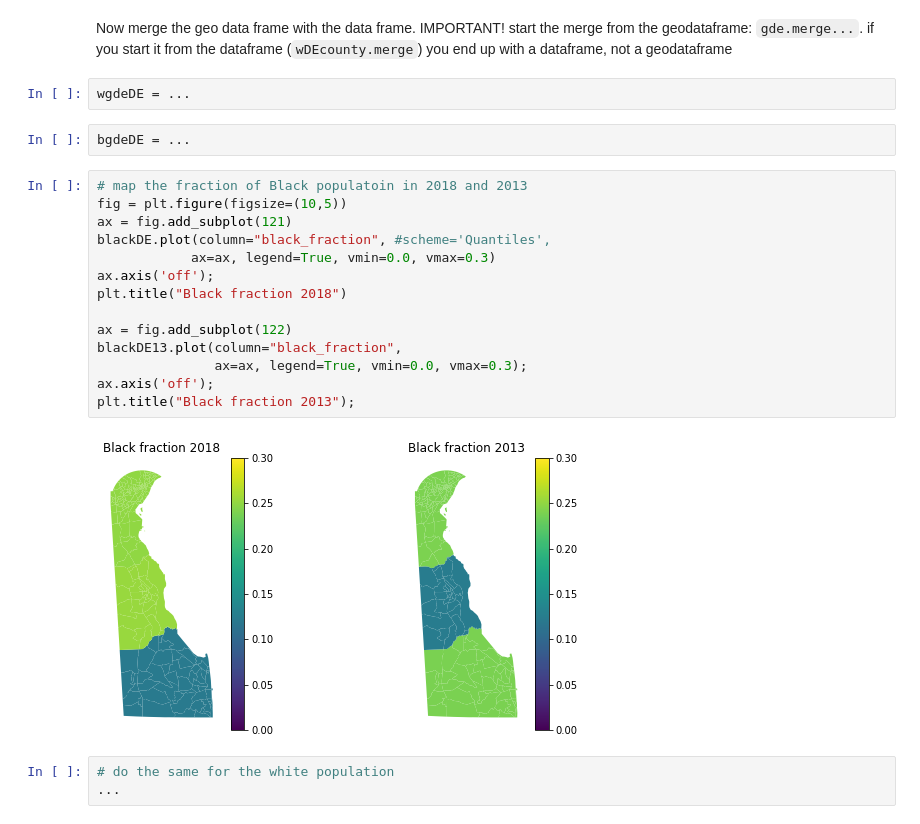
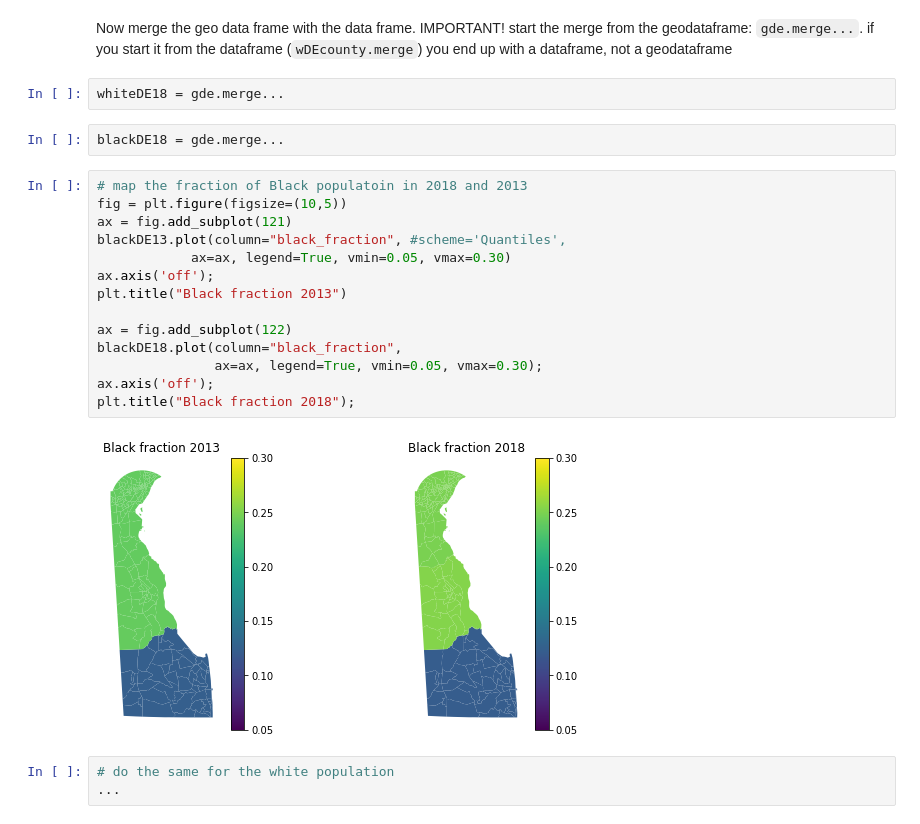
Before and after one commit to fedhere/PUS2020_FBianco, a Jupyter notebook: HW4/PUS2020_HW_4_how_to_read_and_map_census_data_in_python.ipynb, the cells around one changed output. Drawn from its saved outputs; the diff is of its cells as text.

````diff
--- a/HW4/PUS2020_HW_4_how_to_read_and_map_census_data_in_python.ipynb
+++ b/HW4/PUS2020_HW_4_how_to_read_and_map_census_data_in_python.ipynb
@@ -302,26 +302,26 @@ Now merge the geo data frame with the data frame.
 IMPORTANT! start the merge from the geodataframe:
 ```gde.merge...```.
 if you start it from the dataframe (```wDEcounty.merge```) you end up with a dataframe, not a geodataframe
-# %%
-wgdeDE = ...
-# %%
-bgdeDE = ...
+# %%
+whiteDE18 = gde.merge...
+# %%
+blackDE18 = gde.merge...
 # %%
 # map the fraction of Black populatoin in 2018 and 2013
 fig = plt.figure(figsize=(10,5))
 ax = fig.add_subplot(121)
-blackDE.plot(column="black_fraction", #scheme='Quantiles',
-            ax=ax, legend=True, vmin=0.0, vmax=0.3)
+blackDE13.plot(column="black_fraction", #scheme='Quantiles',
+            ax=ax, legend=True, vmin=0.05, vmax=0.30)
 ax.axis('off');
-plt.title("Black fraction 2018")
+plt.title("Black fraction 2013")
 
 ax = fig.add_subplot(122)
-blackDE13.plot(column="black_fraction",
-               ax=ax, legend=True, vmin=0.0, vmax=0.3);
+blackDE18.plot(column="black_fraction",
+               ax=ax, legend=True, vmin=0.05, vmax=0.30);
 ax.axis('off');
-plt.title("Black fraction 2013");
+plt.title("Black fraction 2018");
 # %% [output]
-[figure, old version]
+[figure, new version]
 # %%
 # do the same for the white population
 ...
````
